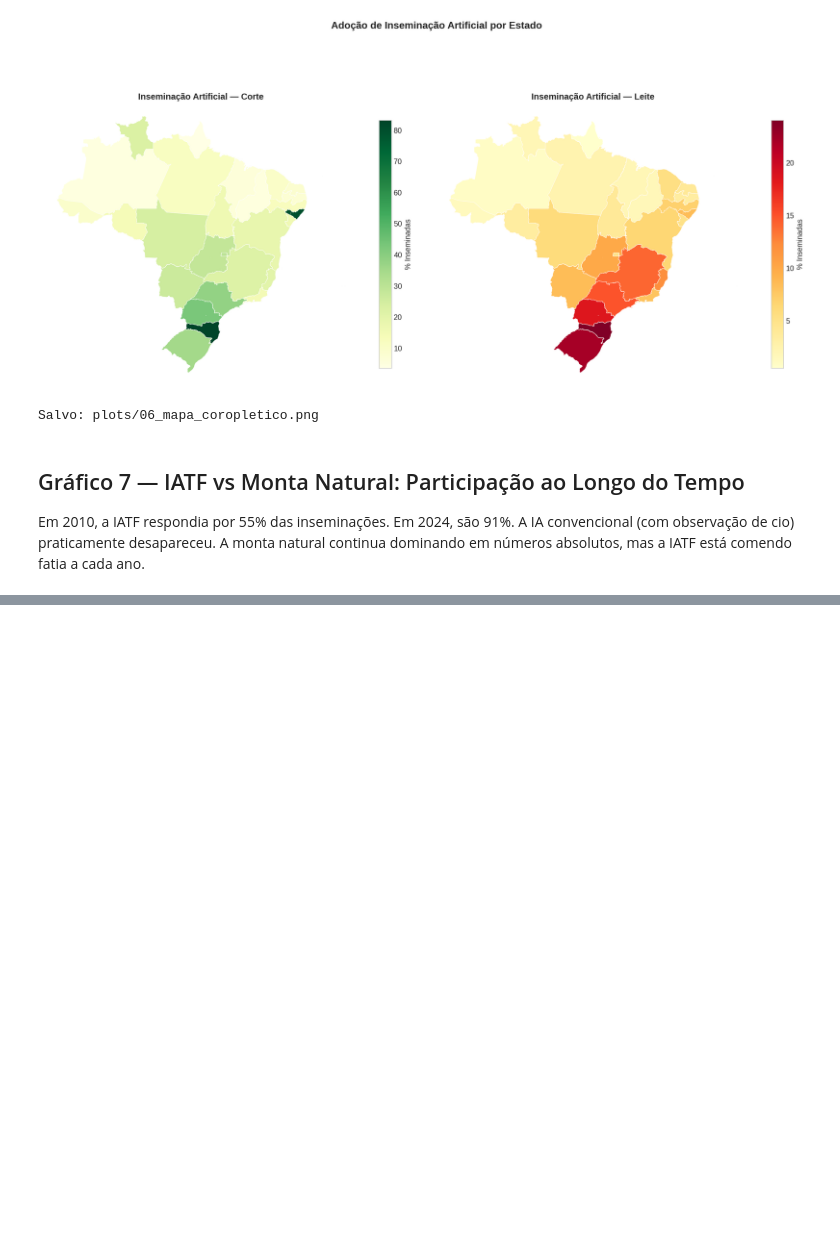
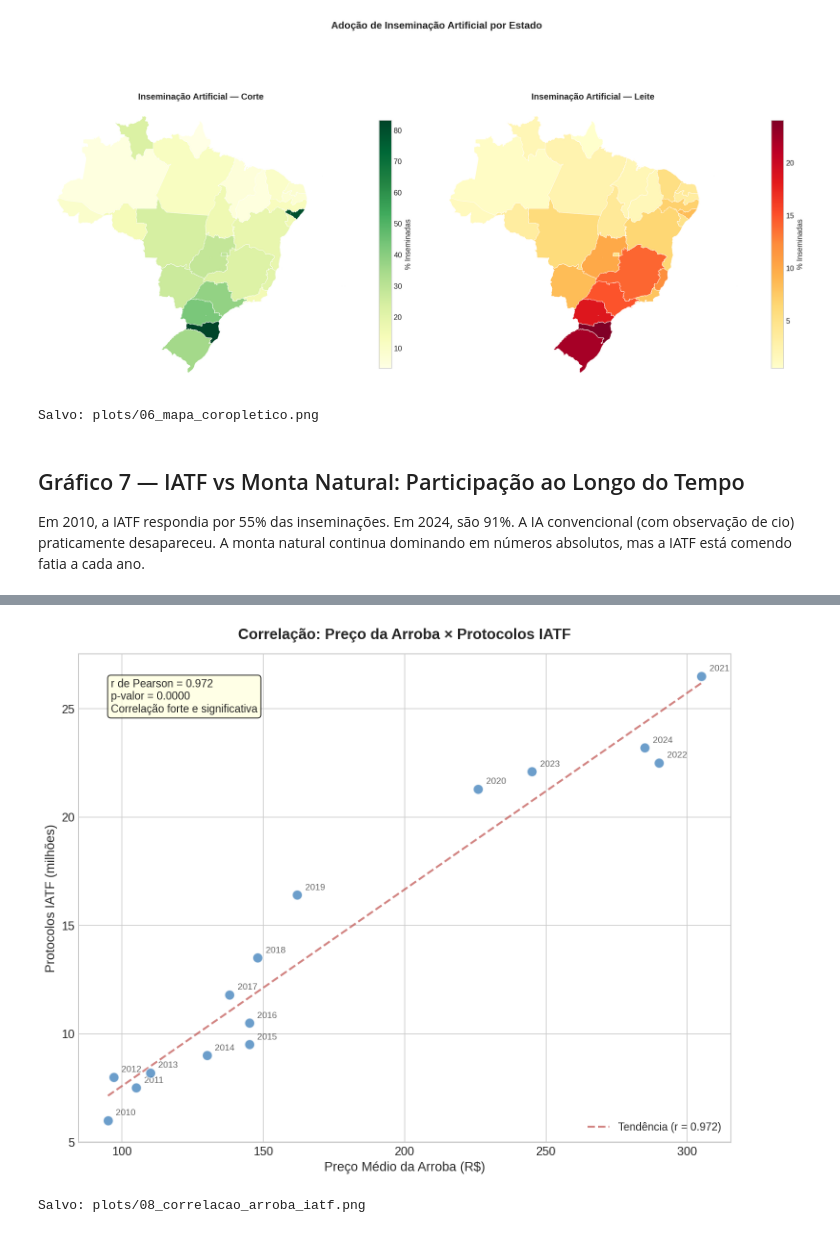
Before and after one commit to mateusmmrs/mapa-ia-brasil, a Jupyter notebook: notebooks/02_analise_exploratoria.ipynb, the cells around one changed output, grey strips where cells are left out. Cells and saved outputs as stored; diff of their text form; code cells hidden in the pictures; blank space fills up the shorter version.

```diff
--- a/notebooks/02_analise_exploratoria.ipynb
+++ b/notebooks/02_analise_exploratoria.ipynb
@@ -400,0 +451,41 @@ comendo fatia a cada ano.
+# %%
+fig, ax = plt.subplots(figsize=(10, 8))
+
+ax.scatter(asbia_brasil['preco_arroba_media_anual'],
+           asbia_brasil['protocolos_iatf_milhoes'],
+           s=100, color=AZUL, alpha=0.7, edgecolors='white', linewidth=1, zorder=5)
+
+# Labels dos anos
+for _, row in asbia_brasil.iterrows():
+    ax.annotate(str(int(row['ano'])),
+                (row['preco_arroba_media_anual'], row['protocolos_iatf_milhoes']),
+                textcoords="offset points", xytext=(8, 5), fontsize=9, alpha=0.7)
+
+# Linha de tendência
+slope, intercept, r_value, p_value, std_err = stats.linregress(
+    asbia_brasil['preco_arroba_media_anual'],
+    asbia_brasil['protocolos_iatf_milhoes']
+)
+x_line = np.linspace(asbia_brasil['preco_arroba_media_anual'].min(),
+                      asbia_brasil['preco_arroba_media_anual'].max(), 100)
+ax.plot(x_line, slope * x_line + intercept, color=VERMELHO, linewidth=2,
+        linestyle='--', alpha=0.7, label=f'Tendência (r = {r_value:.3f})')
+
+ax.set_xlabel('Preço Médio da Arroba (R$)', fontsize=13)
+ax.set_ylabel('Protocolos IATF (milhões)', fontsize=13)
+ax.set_title('Correlação: Preço da Arroba × Protocolos IATF', fontsize=15, fontweight='bold', pad=15)
+
+# Box com estatísticas
+textstr = f'r de Pearson = {r_value:.3f}\np-valor = {p_value:.4f}\n{"Correlação forte e significativa" if p_value < 0.05 else ""}'
+props = dict(boxstyle='round', facecolor='lightyellow', alpha=0.8)
+ax.text(0.05, 0.95, textstr, transform=ax.transAxes, fontsize=11,
+        verticalalignment='top', bbox=props)
+
+ax.legend(fontsize=11)
+plt.tight_layout()
+plt.savefig('plots/08_correlacao_arroba_iatf.png', dpi=150, bbox_inches='tight')
+plt.show()
+print('Salvo: plots/08_correlacao_arroba_iatf.png')
+# %% [output]
+[figure, added]
+Salvo: plots/08_correlacao_arroba_iatf.png
```
Also changed, not shown: parts of 3 cells of this notebook, 2 other files.
